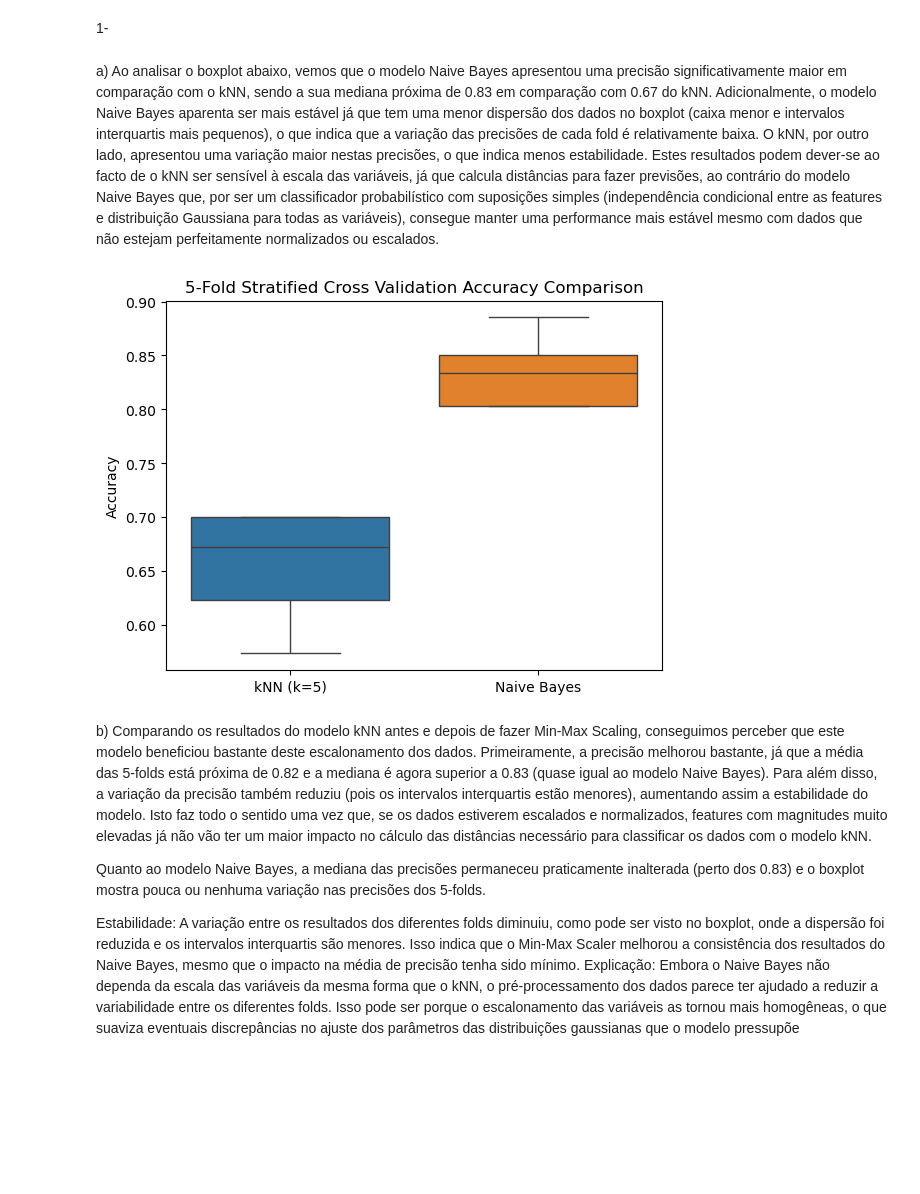
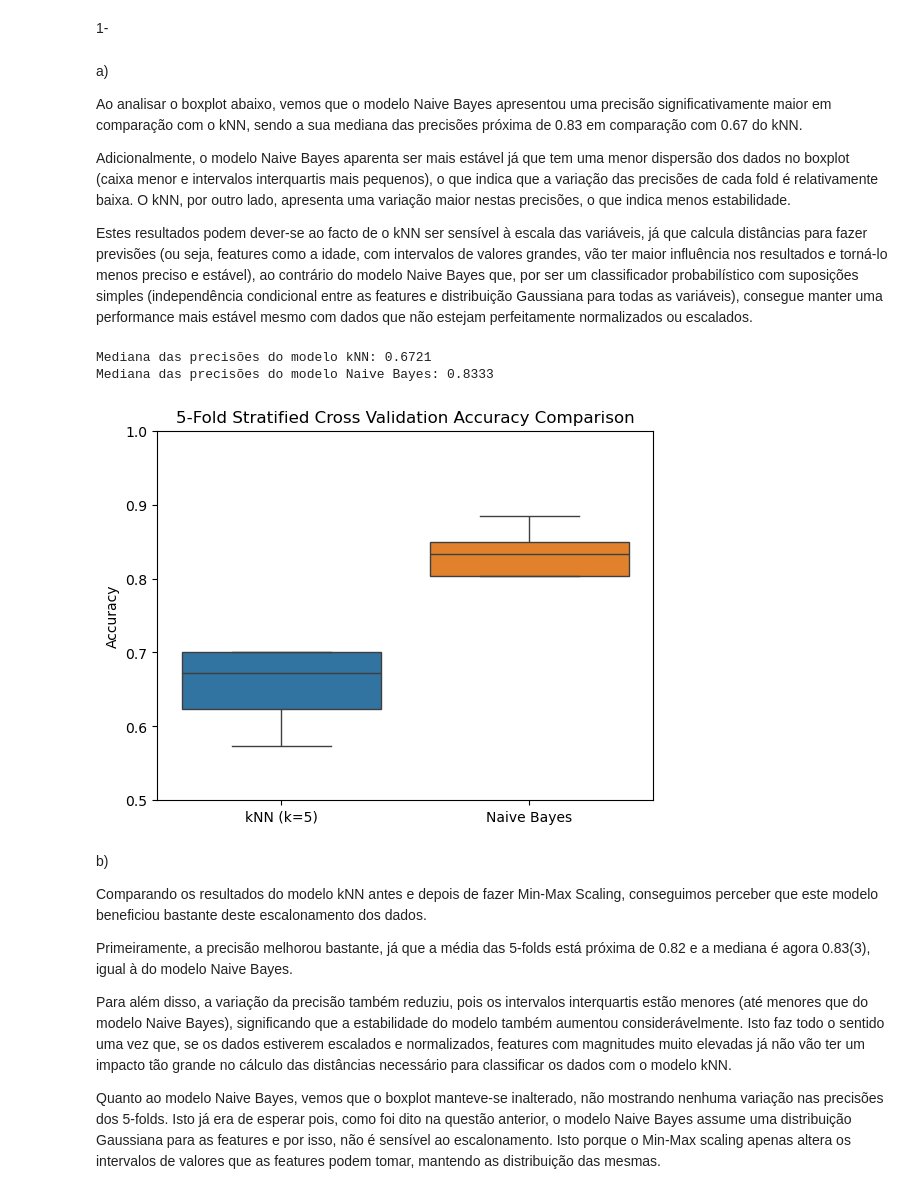
Before and after one commit to tiago-gsantos/ist-apren-proj2, a Jupyter notebook: programming.ipynb, the cells around one changed output. Saved outputs shown, nothing was run; the diff lists cells and outputs as text; code cells hidden in the pictures; blank space fills up the shorter version.

```diff
--- a/programming.ipynb
+++ b/programming.ipynb
@@ -9,7 +9,7 @@ import pandas as pd
 from sklearn.model_selection import StratifiedKFold
 from sklearn.neighbors import KNeighborsClassifier
 from sklearn.naive_bayes import GaussianNB
-from sklearn.metrics import accuracy_score
+from sklearn.model_selection import cross_val_score
 
 df = pd.read_csv('heart-disease.csv')
 
@@ -24,52 +24,45 @@ strat_k_fold = StratifiedKFold(n_splits=5, shuffle=True, random_state=0)
 kNN = KNeighborsClassifier(n_neighbors=5)
 naive_bayes = GaussianNB()
 
-kNN_accuracies = []
-naive_bayes_accuracies = []
-
-for train_idx, test_idx in strat_k_fold.split(x, y):
-  x_train = x.iloc[train_idx]
-  y_train = y.iloc[train_idx]
-
-  x_test = x.iloc[test_idx]
-  y_test = y.iloc[test_idx]
-
-  # modelo kNN
-  kNN.fit(x_train, y_train)
-  y_predictions_kNN = kNN.predict(x_test)
-  kNN_accuracies.append(accuracy_score(y_test, y_predictions_kNN))
-
-  # modelo Naive Bayes
-  naive_bayes.fit(x_train, y_train)
-  y_predictions_naive_bayes = naive_bayes.predict(x_test)
-  naive_bayes_accuracies.append(accuracy_score(y_test, y_predictions_naive_bayes))
+# aplicar o 5-fold stratified cross-validation com shuffling aos 2 modelos
+kNN_accuracies = cross_val_score(kNN, x, y, cv=strat_k_fold, scoring='accuracy')
+naive_bayes_accuracies = cross_val_score(naive_bayes, x, y, cv=strat_k_fold, scoring='accuracy')
 # %% [markdown]
 a)
-Ao analisar o boxplot abaixo, vemos que o modelo Naive Bayes apresentou uma precisão significativamente maior em comparação com o kNN, sendo a sua mediana próxima de 0.83 em comparação com 0.67 do kNN.
-Adicionalmente, o modelo Naive Bayes aparenta ser mais estável já que tem uma menor dispersão dos dados no boxplot (caixa menor e intervalos interquartis mais pequenos), o que indica que a variação das precisões de cada fold é relativamente baixa. O kNN, por outro lado, apresentou uma variação maior nestas precisões, o que indica menos estabilidade.
-Estes resultados podem dever-se ao facto de o kNN ser sensível à escala das variáveis, já que calcula distâncias para fazer previsões, ao contrário do modelo Naive Bayes que, por ser um classificador probabilístico com suposições simples (independência condicional entre as features e distribuição Gaussiana para todas as variáveis), consegue manter uma performance mais estável mesmo com dados que não estejam perfeitamente normalizados ou escalados.
+
+Ao analisar o boxplot abaixo, vemos que o modelo Naive Bayes apresentou uma precisão significativamente maior em comparação com o kNN, sendo a sua mediana das precisões próxima de 0.83 em comparação com 0.67 do kNN.
+
+Adicionalmente, o modelo Naive Bayes aparenta ser mais estável já que tem uma menor dispersão dos dados no boxplot (caixa menor e intervalos interquartis mais pequenos), o que indica que a variação das precisões de cada fold é relativamente baixa. O kNN, por outro lado, apresenta uma variação maior nestas precisões, o que indica menos estabilidade.
+
+Estes resultados podem dever-se ao facto de o kNN ser sensível à escala das variáveis, já que calcula distâncias para fazer previsões (ou seja, features como a idade, com intervalos de valores grandes, vão ter maior influência nos resultados e torná-lo menos preciso e estável), ao contrário do modelo Naive Bayes que, por ser um classificador probabilístico com suposições simples (independência condicional entre as features e distribuição Gaussiana para todas as variáveis), consegue manter uma performance mais estável mesmo com dados que não estejam perfeitamente normalizados ou escalados.
 # %%
 import matplotlib.pyplot as plt
 import seaborn as sns
+import numpy as np
+
+print(f"Mediana das precisões do modelo kNN: {np.median(kNN_accuracies):.4f}")
+print(f"Mediana das precisões do modelo Naive Bayes: {np.median(naive_bayes_accuracies):.4f}")
 
 sns.boxplot(data=[kNN_accuracies, naive_bayes_accuracies])
 plt.xticks([0, 1], ['kNN (k=5)', 'Naive Bayes'])
+plt.ylim(0.5, 1)
 plt.title('5-Fold Stratified Cross Validation Accuracy Comparison')
 plt.ylabel('Accuracy')
 plt.show()
 # %% [output]
+Mediana das precisões do modelo kNN: 0.6721
+Mediana das precisões do modelo Naive Bayes: 0.8333
-[figure, old version]
+[figure, new version]
 # %% [markdown]
 b)
-Comparando os resultados do modelo kNN antes e depois de fazer Min-Max Scaling, conseguimos perceber que este modelo beneficiou bastante deste escalonamento dos dados. Primeiramente, a precisão melhorou bastante, já que a média das 5-folds está próxima de 0.82 e a mediana é agora superior a 0.83 (quase igual ao modelo Naive Bayes). Para além disso, a variação da precisão também reduziu (pois os intervalos interquartis estão menores), aumentando assim a estabilidade do modelo. Isto faz todo o sentido uma vez que, se os dados estiverem escalados e normalizados, features com magnitudes muito elevadas já não vão ter um maior impacto no cálculo das distâncias necessário para classificar os dados com o modelo kNN.
 
-Quanto ao modelo Naive Bayes, a mediana das precisões permaneceu praticamente inalterada (perto dos 0.83) e o boxplot mostra pouca ou nenhuma variação nas precisões dos 5-folds.
+Comparando os resultados do modelo kNN antes e depois de fazer Min-Max Scaling, conseguimos perceber que este modelo beneficiou bastante deste escalonamento dos dados.
 
+Primeiramente, a precisão melhorou bastante, já que a média das 5-folds está próxima de 0.82 e a mediana é agora 0.83(3), igual à do modelo Naive Bayes.
 
+Para além disso, a variação da precisão também reduziu, pois os intervalos interquartis estão menores (até menores que do modelo Naive Bayes), significando que a estabilidade do modelo também aumentou considerávelmente. Isto faz todo o sentido uma vez que, se os dados estiverem escalados e normalizados, features com magnitudes muito elevadas já não vão ter um impacto tão grande no cálculo das distâncias necessário para classificar os dados com o modelo kNN.
 
-
-Estabilidade: A variação entre os resultados dos diferentes folds diminuiu, como pode ser visto no boxplot, onde a dispersão foi reduzida e os intervalos interquartis são menores. Isso indica que o Min-Max Scaler melhorou a consistência dos resultados do Naive Bayes, mesmo que o impacto na média de precisão tenha sido mínimo.
-Explicação: Embora o Naive Bayes não dependa da escala das variáveis da mesma forma que o kNN, o pré-processamento dos dados parece ter ajudado a reduzir a variabilidade entre os diferentes folds. Isso pode ser porque o escalonamento das variáveis as tornou mais homogêneas, o que suaviza eventuais discrepâncias no ajuste dos parâmetros das distribuições gaussianas que o modelo pressupõe
+Quanto ao modelo Naive Bayes, vemos que o boxplot manteve-se inalterado, não mostrando nenhuma variação nas precisões dos 5-folds. Isto já era de esperar pois, como foi dito na questão anterior, o modelo Naive Bayes assume uma distribuição Gaussiana para as features e por isso, não é sensível ao escalonamento. Isto porque o Min-Max scaling apenas altera os intervalos de valores que as features podem tomar, mantendo as distribuição das mesmas.
 # %%
 from sklearn.preprocessing import MinMaxScaler
 import numpy as np
```
Also changed, not shown: parts of 9 cells of this notebook.
